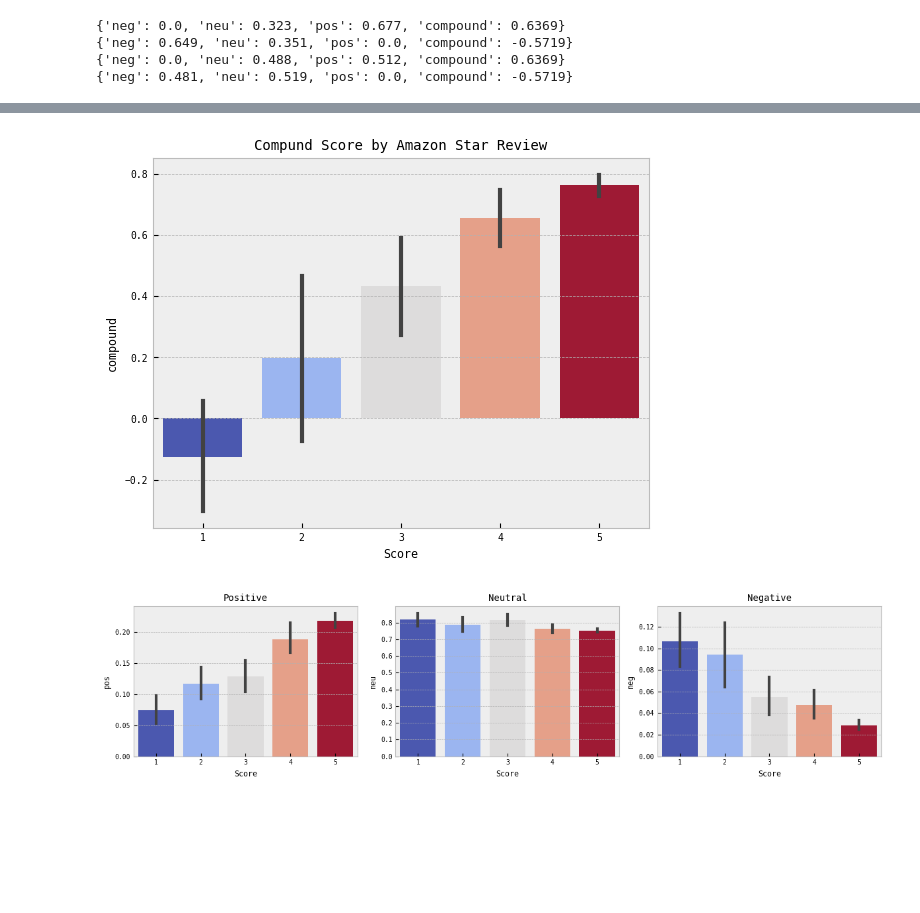
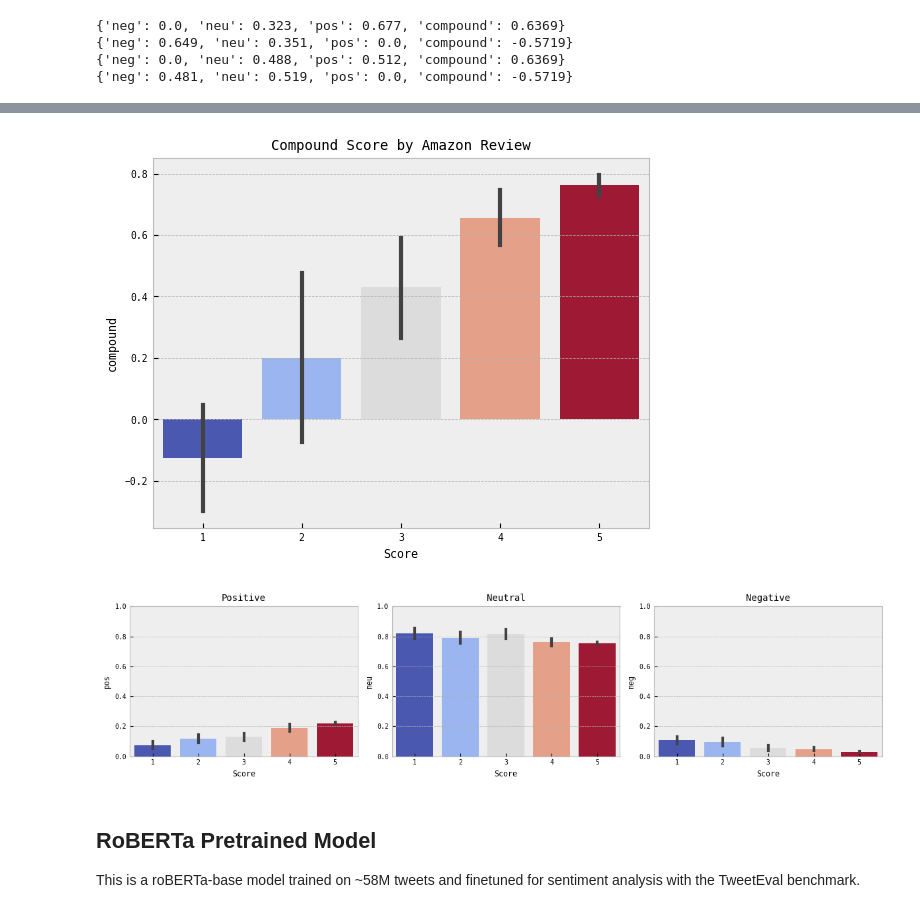
Before and after one commit to mr-pablinho/sentiment-classifier, a Jupyter notebook: amazon/amazon-reviews.ipynb, the cells around one changed output, grey strips where cells are left out. Saved outputs shown, nothing was run; the diff lists cells and outputs as text; code cells hidden in the pictures; blank space fills up the shorter version.

Commit message:
add roberta model

```diff
--- a/amazon/amazon-reviews.ipynb
+++ b/amazon/amazon-reviews.ipynb
@@ -84,15 +84,18 @@ print(sia.polarity_scores('I hate this product so much'))
 {'neg': 0.481, 'neu': 0.519, 'pos': 0.0, 'compound': -0.5719}
 # %%
 # Apply the sentiment analyzer to the reviews
-res = {}
+res_vader = {}
 for i in range(len(df)):
     row = df.iloc[i]
     text = row['Text']
-    res[i]= sia.polarity_scores(text)
+    res_vader[i]= sia.polarity_scores(text)
+    # change header names to vader_*
+    res_vader[i] = {f'vader_{k}': v for k, v in res_vader[i].items()}
 
-vaders = pd.DataFrame(res).T
-vaders = vaders.reset_index()
-vaders = vaders.merge(df, on='index')
+vader = pd.DataFrame(res_vader).T
+vader = vader.reset_index()
+vader = vader.merge(df, on='index', how='left')
+vader = vader.drop(columns=['index', 'Id'])
 
-vaders
+vader.head()
 # %% [output]
@@ -112,21 +108,25 @@ vaders
 # %%
-ax = sns.barplot(data=vaders, x='Score', y='compound', palette=list(cmap), hue='Score')
-ax.set_title('Compund Score by Amazon Star Review')
+ax = sns.barplot(data=vader, x='Score', y='compound', palette=list(cmap), hue='Score')
+ax.set_title('Compound Score by Amazon Review')
 ax.get_legend().remove()
 plt.show()
 # %% [output]
-[figure, old version]
+[figure, new version]
 # %%
 fig, axs = plt.subplots(1, 3, figsize=(12, 3))
-sns.barplot(data=vaders, x='Score', y='pos', ax=axs[0], palette=list(cmap), hue='Score')
-sns.barplot(data=vaders, x='Score', y='neu', ax=axs[1], palette=list(cmap), hue='Score')
-sns.barplot(data=vaders, x='Score', y='neg', ax=axs[2], palette=list(cmap), hue='Score')
+sns.barplot(data=vader, x='Score', y='pos', ax=axs[0], palette=list(cmap), hue='Score')
+sns.barplot(data=vader, x='Score', y='neu', ax=axs[1], palette=list(cmap), hue='Score')
+sns.barplot(data=vader, x='Score', y='neg', ax=axs[2], palette=list(cmap), hue='Score')
 axs[0].set_title('Positive')
 axs[1].set_title('Neutral')
 axs[2].set_title('Negative')
 for ax in axs:
+    ax.set_ylim(0, 1)
     ax.get_legend().remove()
 plt.tight_layout()
 plt.show()
 # %% [output]
-[figure, old version]
+[figure, new version]
+# %% [markdown]
+## RoBERTa Pretrained Model
+This is a roBERTa-base model trained on ~58M tweets and finetuned for sentiment analysis with the TweetEval benchmark.
```
Also changed, not shown: parts of 6 cells of this notebook.
